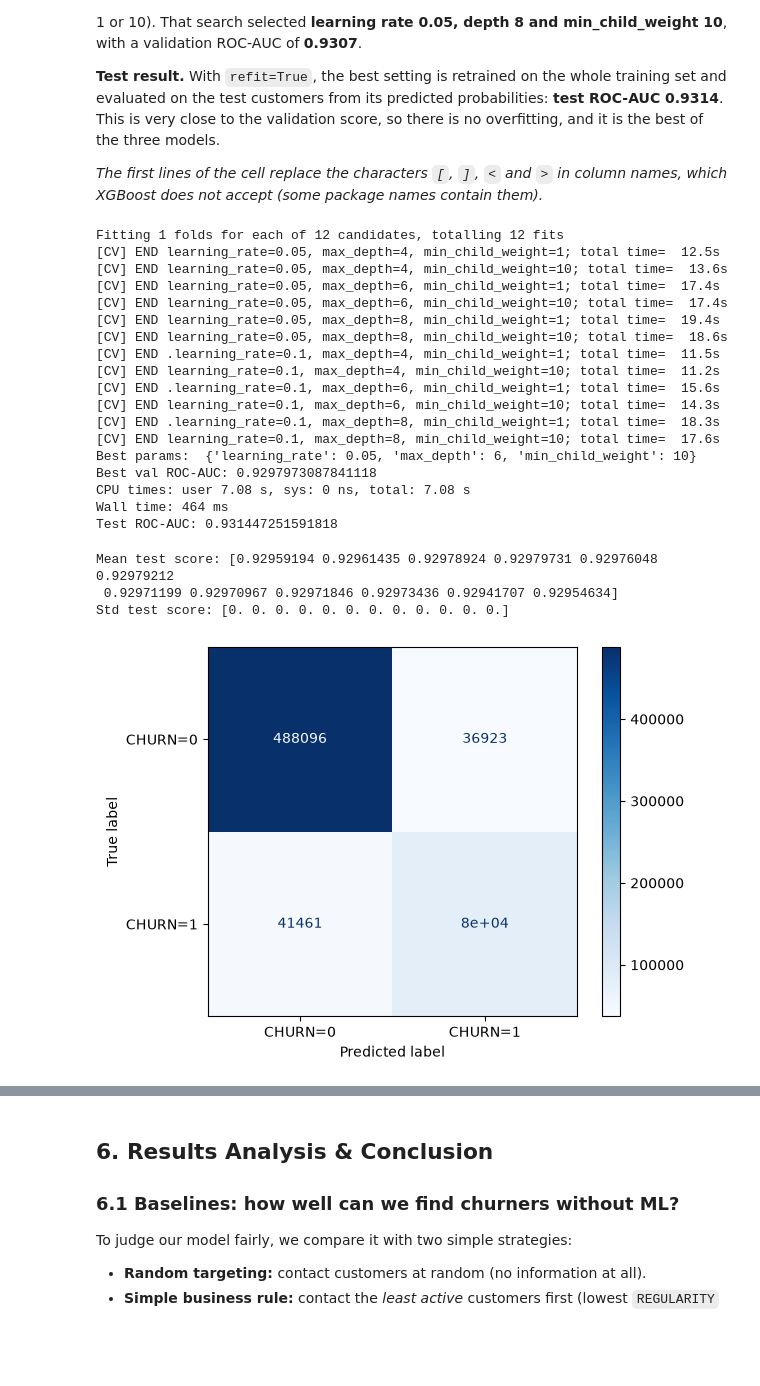
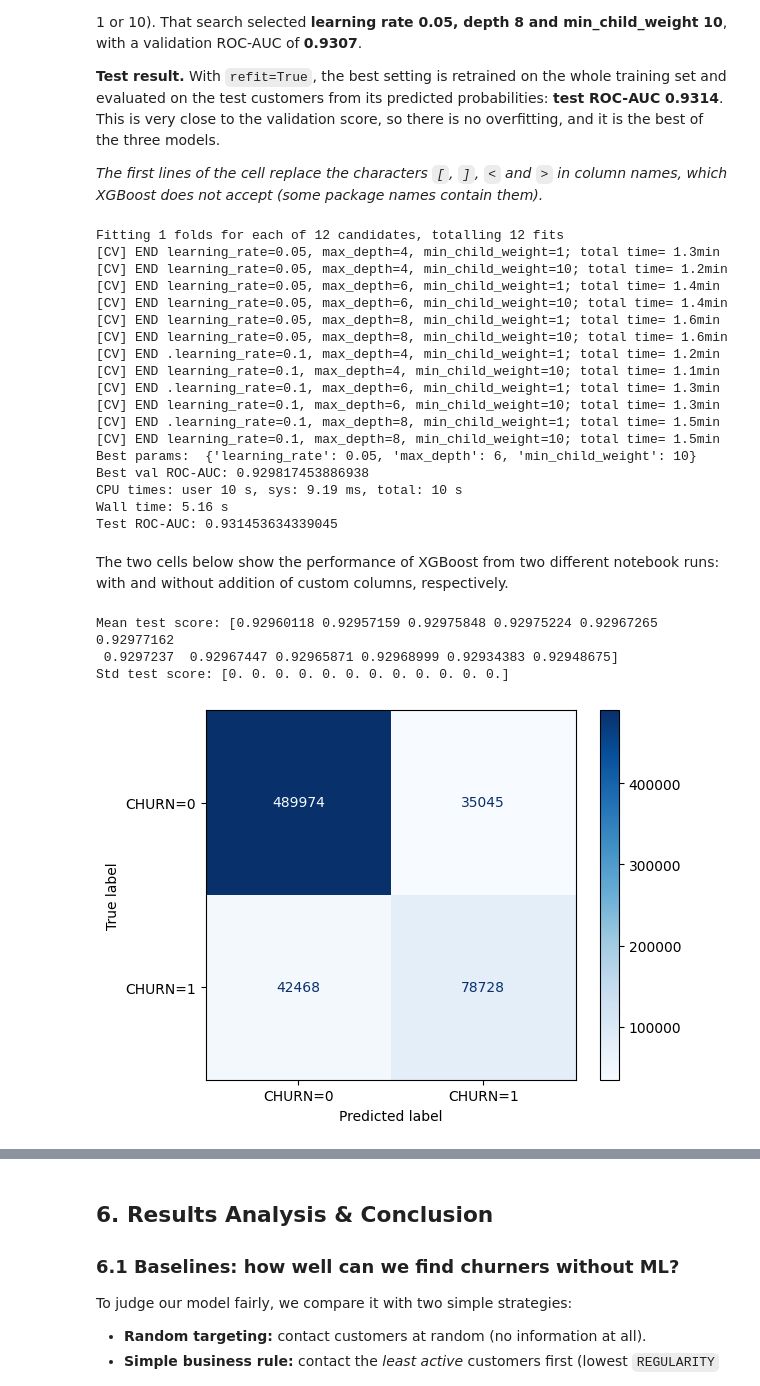
Before and after one commit to HebaRouk/-Build-a-ML-Workflow-For-Scones-Unlimited-On-Amazon-SageMaker, a Jupyter notebook: MLproj_(6).ipynb, the cells around one changed output, grey strips where cells are left out. Saved outputs shown, nothing was run; the diff lists cells and outputs as text; code cells hidden in the pictures; blank space fills up the shorter version.

```diff
--- a/MLproj_(6).ipynb
+++ b/MLproj_(6).ipynb
@@ -279,3 +275,14 @@ We keep **30% of the customers (646,215) aside as a test set**. It is used only
+# %%
+# The features that we tried adding and training on, but they didn't add any value!
+
+# Set to `True` to include these.
+# See section 5.5 for performance comparison with and without the custom columns.
+INCLUDE_CUSTOM_COLUMNS = False
+
+if INCLUDE_CUSTOM_COLUMNS:
+  df_["REV_PER_RECH"] = df_["REVENUE"] / (df_["FREQUENCE_RECH"] + 1)
+  df_["ONNET_SHARE"]  = df_["ON_NET"] / (df_["ON_NET"] + df_["ORANGE"] + df_["TIGO"] + 1)
+  df_["DATA_USER"]    = (df_["DATA_VOLUME"] > 0).astype(int)
 # %%
 from sklearn.model_selection import train_test_split
 
@@ -745,38 +723,45 @@ print(f"Best val ROC-AUC: {gs.best_score_}")
 print(f"Test ROC-AUC: {roc_auc_score(y_test, proba)}")
 # %% [output]
 Fitting 1 folds for each of 12 candidates, totalling 12 fits
-[CV] END learning_rate=0.05, max_depth=4, min_child_weight=1; total time=  12.5s
-[CV] END learning_rate=0.05, max_depth=4, min_child_weight=10; total time=  13.6s
-[CV] END learning_rate=0.05, max_depth=6, min_child_weight=1; total time=  17.4s
-[CV] END learning_rate=0.05, max_depth=6, min_child_weight=10; total time=  17.4s
-[CV] END learning_rate=0.05, max_depth=8, min_child_weight=1; total time=  19.4s
-[CV] END learning_rate=0.05, max_depth=8, min_child_weight=10; total time=  18.6s
-[CV] END .learning_rate=0.1, max_depth=4, min_child_weight=1; total time=  11.5s
-[CV] END learning_rate=0.1, max_depth=4, min_child_weight=10; total time=  11.2s
-[CV] END .learning_rate=0.1, max_depth=6, min_child_weight=1; total time=  15.6s
-[CV] END learning_rate=0.1, max_depth=6, min_child_weight=10; total time=  14.3s
-[CV] END .learning_rate=0.1, max_depth=8, min_child_weight=1; total time=  18.3s
-[CV] END learning_rate=0.1, max_depth=8, min_child_weight=10; total time=  17.6s
+[CV] END learning_rate=0.05, max_depth=4, min_child_weight=1; total time= 1.3min
+[CV] END learning_rate=0.05, max_depth=4, min_child_weight=10; total time= 1.2min
+[CV] END learning_rate=0.05, max_depth=6, min_child_weight=1; total time= 1.4min
+[CV] END learning_rate=0.05, max_depth=6, min_child_weight=10; total time= 1.4min
+[CV] END learning_rate=0.05, max_depth=8, min_child_weight=1; total time= 1.6min
+[CV] END learning_rate=0.05, max_depth=8, min_child_weight=10; total time= 1.6min
+[CV] END .learning_rate=0.1, max_depth=4, min_child_weight=1; total time= 1.2min
+[CV] END learning_rate=0.1, max_depth=4, min_child_weight=10; total time= 1.1min
+[CV] END .learning_rate=0.1, max_depth=6, min_child_weight=1; total time= 1.3min
+[CV] END learning_rate=0.1, max_depth=6, min_child_weight=10; total time= 1.3min
+[CV] END .learning_rate=0.1, max_depth=8, min_child_weight=1; total time= 1.5min
+[CV] END learning_rate=0.1, max_depth=8, min_child_weight=10; total time= 1.5min
 Best params:  {'learning_rate': 0.05, 'max_depth': 6, 'min_child_weight': 10}
-Best val ROC-AUC: 0.9297973087841118
-CPU times: user 7.08 s, sys: 0 ns, total: 7.08 s
-Wall time: 464 ms
-Test ROC-AUC: 0.931447251591818
+Best val ROC-AUC: 0.929817453886938
+CPU times: user 10 s, sys: 9.19 ms, total: 10 s
+Wall time: 5.16 s
+Test ROC-AUC: 0.931453634339045
+# %% [markdown]
+The two cells below show the performance of XGBoost from two
+different notebook runs: with and without addition of custom
+columns, respectively.
 # %%
+# This cells shows the performance results WITH custom columns
+# (i.e., `INCLUDE_CUSTOM_COLS` is `True`). See also the previous cell.
+
 from sklearn.metrics import confusion_matrix, ConfusionMatrixDisplay
 import matplotlib.pyplot as plt
 
 
 mean_test_score = gs.cv_results_['mean_test_score']
 std_test_score = gs.cv_results_['std_test_score']
 print('Mean test score:', mean_test_score)
 print('Std test score:', std_test_score)
 
-cm = confusion_matrix(y_test, y_pred)
+cm = confusion_matrix(y_test, (proba >= 0.5))
 ConfusionMatrixDisplay(cm, display_labels=['CHURN=0', 'CHURN=1']).plot(cmap='Blues')
 plt.show()
 # %% [output]
-Mean test score: [0.92959194 0.92961435 0.92978924 0.92979731 0.92976048 0.92979212
- 0.92971199 0.92970967 0.92971846 0.92973436 0.92941707 0.92954634]
+Mean test score: [0.92960118 0.92957159 0.92975848 0.92975224 0.92967265 0.92977162
+ 0.9297237  0.92967447 0.92965871 0.92968999 0.92934383 0.92948675]
 Std test score: [0. 0. 0. 0. 0. 0. 0. 0. 0. 0. 0. 0.]
-[figure, old version]
+[figure, new version]
```
Also changed, not shown: parts of 14 cells of this notebook.
